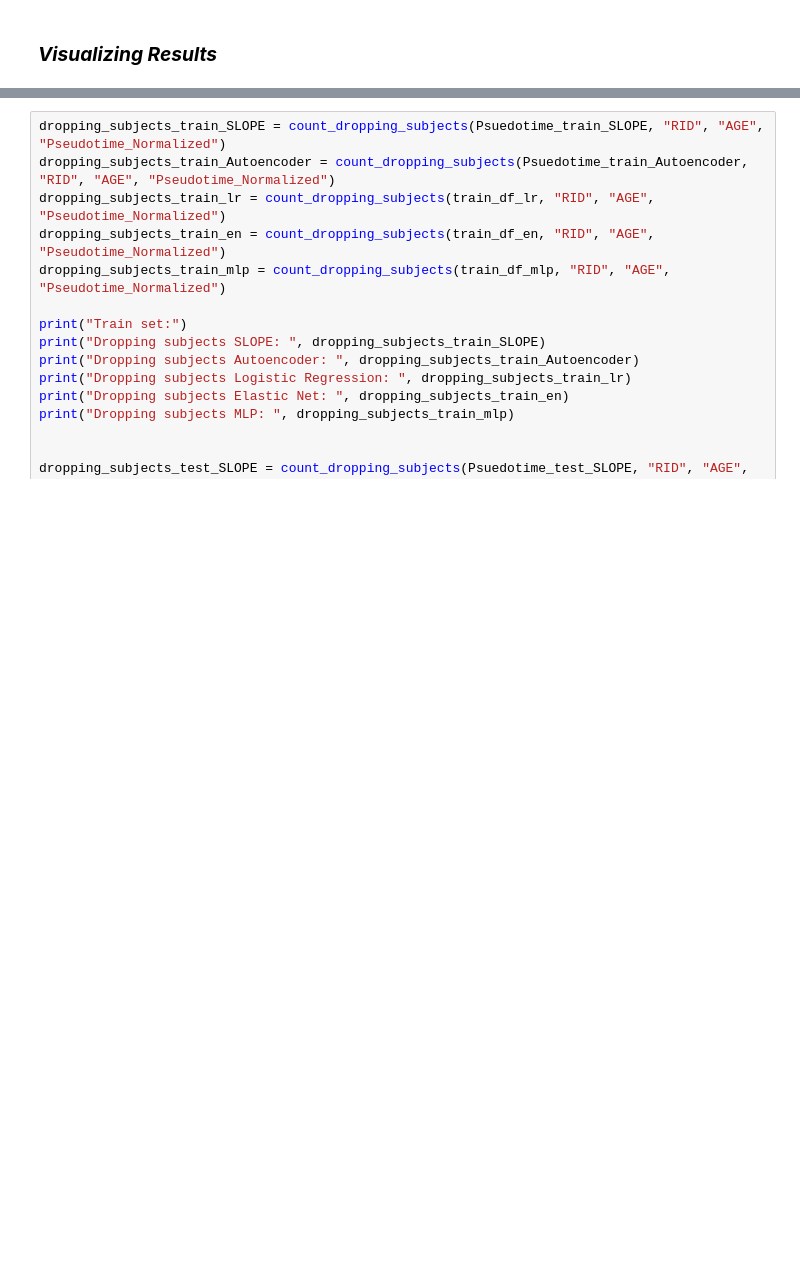
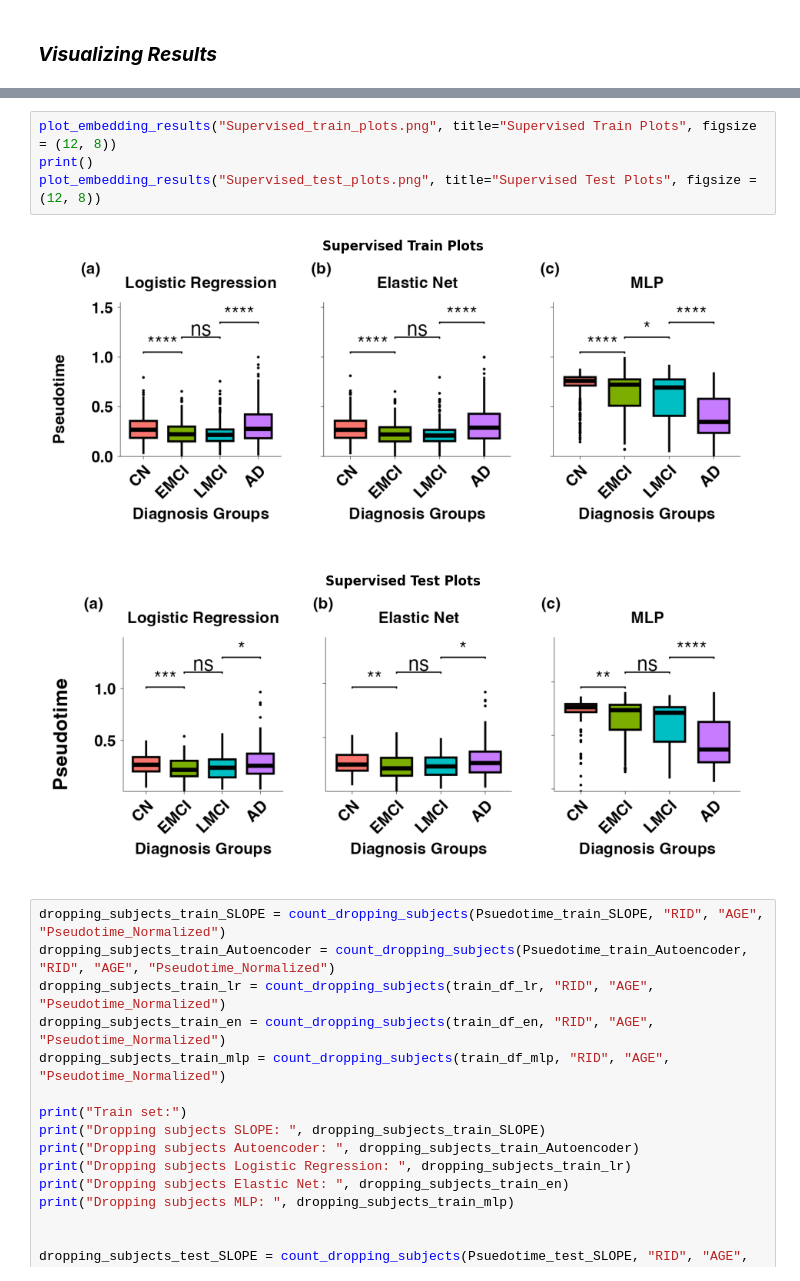
Before and after one commit to fahadmehfooz/Supervised-Longitudinal-Progressive-Embedding, a Jupyter notebook: Supervised_Longitudinal_Progressive_Embedding.ipynb, the cells around one changed output, grey strips where cells are left out. Drawn from its saved outputs; the diff is of its cells as text; blank space fills up the shorter version.

```diff
--- a/Supervised_Longitudinal_Progressive_Embedding.ipynb
+++ b/Supervised_Longitudinal_Progressive_Embedding.ipynb
@@ -494,3 +447,10 @@ plot_embedding_results(Autoencoder_test_images, "Testing Set: Autoencoder", (12,
+# %%
+plot_embedding_results("Supervised_train_plots.png", title="Supervised Train Plots", figsize = (12, 8))
+print()
+plot_embedding_results("Supervised_test_plots.png", title="Supervised Test Plots", figsize = (12, 8))
+# %% [output]
+[figure, added]
+[figure, added]
 # %%
 dropping_subjects_train_SLOPE = count_dropping_subjects(Psuedotime_train_SLOPE, "RID", "AGE", "Pseudotime_Normalized")
 dropping_subjects_train_Autoencoder = count_dropping_subjects(Psuedotime_train_Autoencoder, "RID", "AGE", "Pseudotime_Normalized")
```
Also changed, not shown: parts of 8 cells of this notebook, 18 other files.
